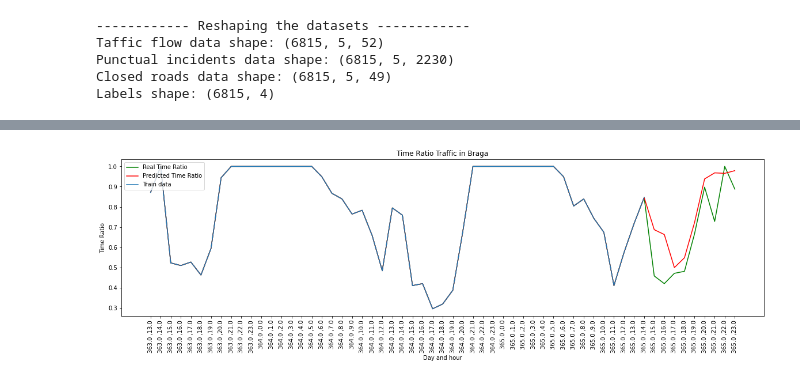
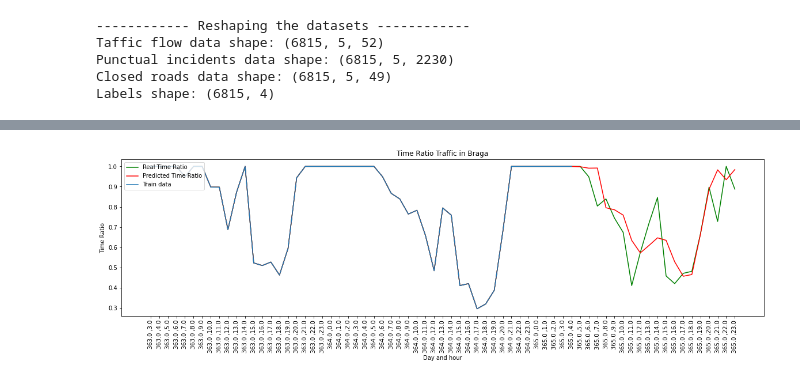
Before and after one commit to guiandrade2/TrafficFlow, a Jupyter notebook: model.ipynb, the cells around one changed output, grey strips where cells are left out. Cells and saved outputs as stored; diff of their text form; code cells hidden in the pictures.

```diff
--- a/model.ipynb
+++ b/model.ipynb
@@ -329,7 +337,7 @@ timesteps = []
 
 for day in range(351):
   for hour in range(24):
-    if (day == 350 and hour > 18):
+    if (day == 350 and hour > (23-background_hours)):
       break
     else:
         tbf = []
@@ -367,7 +375,7 @@ timesteps = []
 
 for day in range(351):
   for hour in range(24):
-    if (day == 350 and hour > 18):
+    if (day == 350 and hour > (23-background_hours)):
       break
     else:
         tbf = []
@@ -449,24 +465,24 @@ from tensorflow import keras
 from tensorflow.keras.models import Model
 from tensorflow.keras.layers import Input,LSTM,Masking,concatenate,Dense,Flatten,Reshape
 # %%
-def build_model(traffic_shape,punctual_shape,closed_shape):
+def build_model(traffic_shape,punctual_shape,closed_shape,units_lstm,units_dense):
 
   traffic_flow_input = Input(shape = traffic_shape)
   punctual_incidents_input = Input(shape = punctual_shape)
   closed_roads_input = Input(shape = closed_shape)
 
   mask1 = Masking(mask_value = -1)(traffic_flow_input)
-  lstm1 = LSTM(units=16)(mask1)
+  lstm1 = LSTM(units=units_lstm[0])(mask1)
 
   mask2 = Masking(mask_value = -1)(punctual_incidents_input)
-  lstm2 = LSTM(units=16)(mask2)
+  lstm2 = LSTM(units=units_lstm[1])(mask2)
 
   mask3 = Masking(mask_value = -1)(closed_roads_input)
-  lstm3 = LSTM(units=16)(mask3)
+  lstm3 = LSTM(units=units_lstm[2])(mask3)
 
   concat_result = concatenate( [lstm1,lstm2,lstm3],axis=1)
 
-  dense1 = Dense(32,activation='relu')(concat_result)
+  dense1 = Dense(units_dense,activation='relu')(concat_result)
 
   dense_output = Dense(4,activation='sigmoid')(dense1)
 
@@ -477,4 +493,4 @@ def build_model(traffic_shape,punctual_shape,closed_shape):
   return model
 
 model = build_model(corrected_traffic_flow_model_data.shape[1:],corrected_punctual_incidents_model_data.shape[1:],corrected_closed_roads_model_data.shape[1:])
-#model.summary()
+model.summary()
@@ -485,7 +519,7 @@ model = build_model(corrected_traffic_flow_model_data.shape[1:],corrected_punctu
 
 def backtest_expanding(n_time_step,model,epochs):
     """
-    n_time_step - número de time_steps que queremos prever
+    n_time_step - número de time_steps que queremos prever, neste caso número de horas
     """
 
     predictions = []
@@ -536,8 +570,8 @@ def backtest_expanding(n_time_step,model,epochs):
     return true_values, predictions, losses
 
 
-n_time_step = 10
-epochs = 2
+n_time_step = 20
+epochs = 5
 model = build_model(corrected_traffic_flow_model_data.shape[1:],corrected_punctual_incidents_model_data.shape[1:],corrected_closed_roads_model_data.shape[1:])
 true_values, predictions , losses = backtest_expanding(n_time_step,model,epochs)
 # %% [output]
@@ -568,34 +602,34 @@ def make_plot(street_number,n_time_step,predictions,true_values,x_axis):
   #10 - 1 = 9
   i = n_time_step - 1
 
   x_axis = np.asarray(x_axis)
 
   x_axis_train = x_axis[:len(x_axis) - i][-50:]
   y_train = corrected_labels[:len(corrected_labels)-i][:,street_number][-50:]
 
   y_axis_predictions = np.append(y_train,np.asarray(predictions)[:,street_number],axis=0)
   y_axis_true_values = np.append(y_train,np.asarray(true_values)[:,street_number],axis=0)
 
   # plt.plot(x_axis[-60:-1],y_axis_true_values,'b')
   # plt.plot(x_axis[-60:-1],y_axis_predictions,'r')
-  plt.plot(x_axis[-59:],y_axis_true_values,'g')
-  plt.plot(x_axis[-59:],y_axis_predictions,'r')
+  plt.plot(x_axis[-69:],y_axis_true_values,'g')
+  plt.plot(x_axis[-69:],y_axis_predictions,'r')
   plt.plot(x_axis_train,y_train)
 
   plt.title("Time Ratio Traffic in Braga")
   plt.xlabel("Day and hour")
   plt.xticks(rotation=90)
   plt.ylabel("Time Ratio")
   plt.legend([
             'Real Time Ratio',
             'Predicted Time Ratio',
             'Train data'
             ],loc = 'upper left')
 
   plt.legend
   plt.show()
 
 make_plot(1,n_time_step,predictions,true_values,x_axis)
 # %% [output]
-[figure, old version]
+[figure, new version]
 # %%
```
Also changed, not shown: parts of 9 cells of this notebook.
